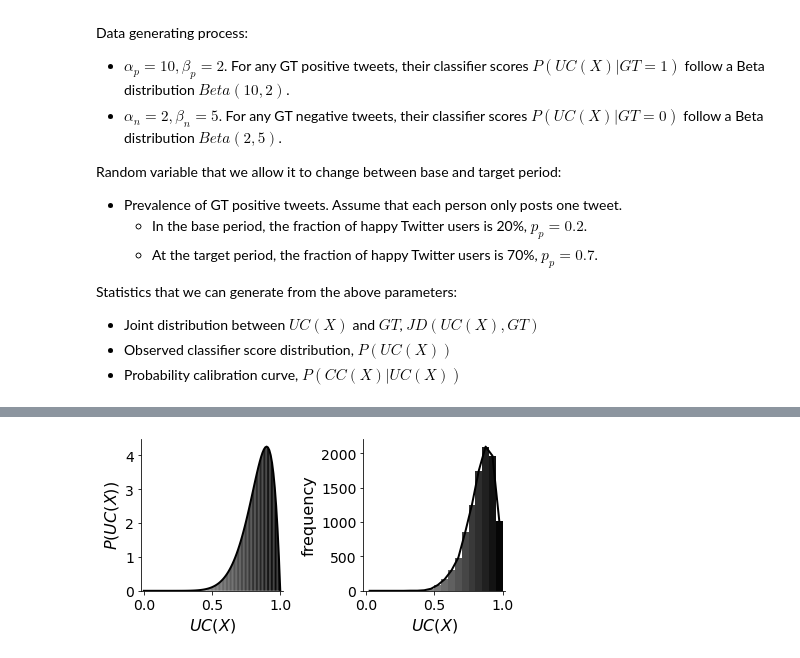
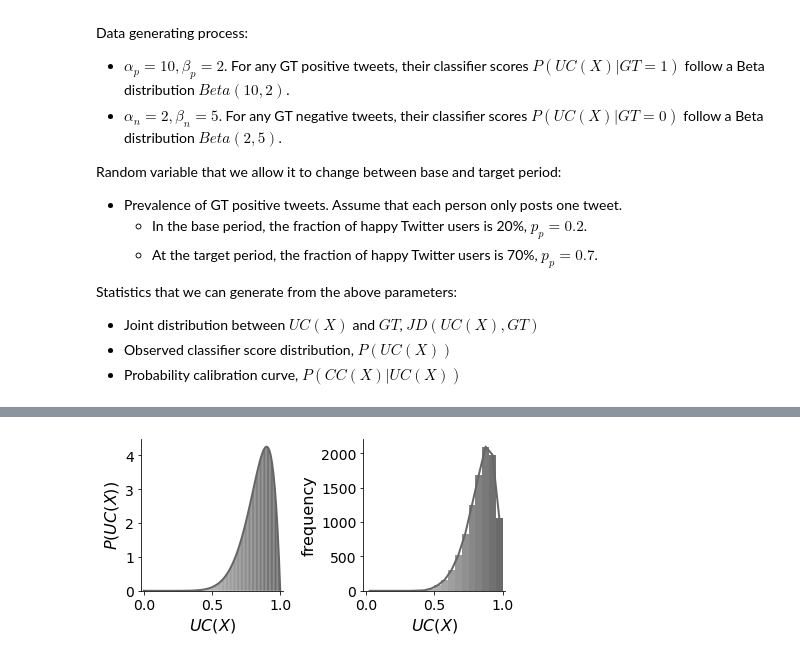
Before and after one commit to avalanchesiqi/prevalence-estimation-tutorial, a Jupyter notebook: code/Sec0-Data-Generating.ipynb, the cells around one changed output, grey strips where cells are left out. Saved outputs shown, nothing was run; the diff lists cells and outputs as text; code cells hidden in the pictures.

```diff
--- a/code/Sec0-Data-Generating.ipynb
+++ b/code/Sec0-Data-Generating.ipynb
@@ -100,5 +88,0 @@ mixture_model_rv.plot_pdf_and_hist(size=10000)
-# %%
-mixture_model_rv = MixtureModel([stats.beta(10, 2)], weights=[1])
-mixture_model_rv.plot_pdf_and_hist(size=10000)
-# %% [output]
-[figure, removed]
@@ -104,0 +91,4 @@ mixture_model_rv.plot_pdf_and_hist(size=10000)
+# %%
+mixture_model_rv.plot_pdf_and_hist(size=10000, color=unknown_color)
+# %% [output]
+[figure, added]
```
Also changed, not shown: parts of 16 cells of this notebook, 8 other files.
